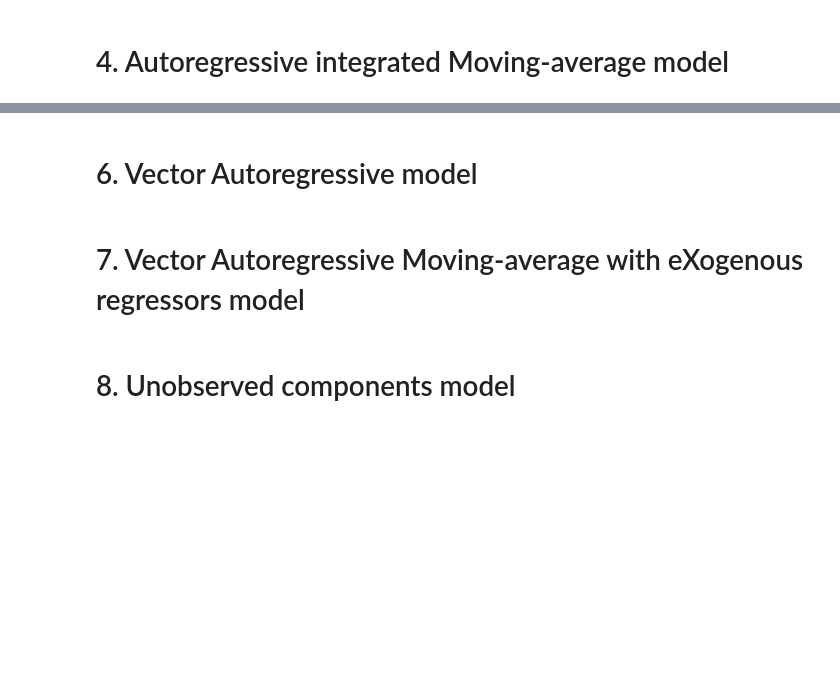
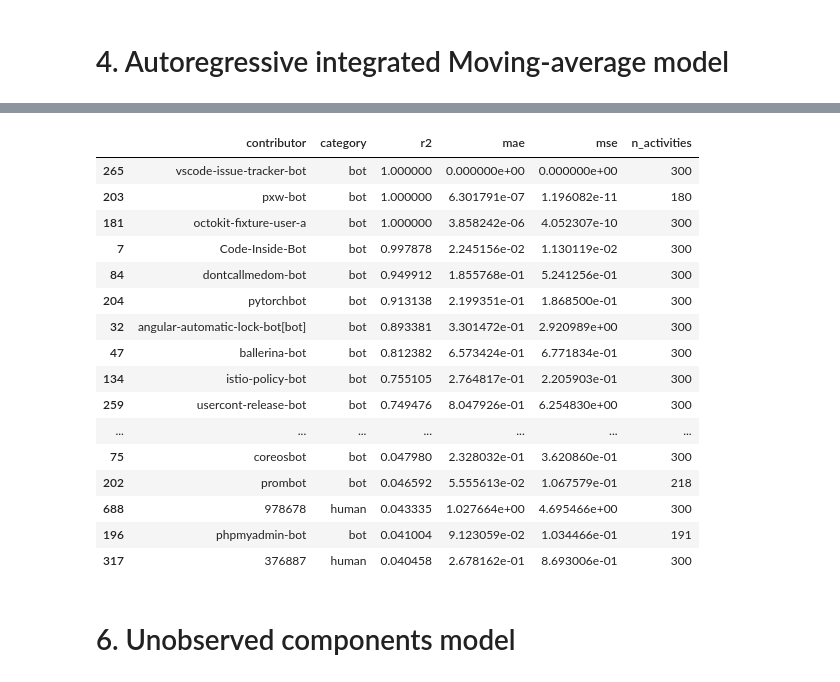
Before and after one commit to uhourri/GH-Bots-API, a Jupyter notebook: code/Models comparing using time sequences.ipynb, the cells around one changed output, grey strips where cells are left out. Cells and saved outputs as stored; diff of their text form; code cells hidden in the pictures; blank space fills up the shorter version.

```diff
--- a/code/Models comparing using time sequences.ipynb
+++ b/code/Models comparing using time sequences.ipynb
@@ -343,0 +427,54 @@ print(f'MAE: {mae:.2f}')
+# %%
+def sarima_model(contributor):
+
+    print(contributor['contributor'].iloc[0])
+
+    # Spliting the data into training and testing sets for time series forecasting, using a time-based split with split size = 0.9
+    train, test = (
+        contributor.apply(lambda x: x[:int(0.9*len(x))]),
+        contributor.apply(lambda x: x[int(0.9*len(x)):])
+    )
+
+    # Set the frequency of the index to hourly
+    train.index.freq = 'H'
+
+    # Fit the model
+    model = SARIMAX(train['n_activities'], order=(1, 0, 1), seasonal_order=(1, 0, 1, 24), enforce_invertibility=False, enforce_stationarity=False).fit(disp=False, method='lbfgs')
+
+    # Forecast the test set
+    predictions = model.predict(start=len(train), end=len(train)+len(test)-1)
+
+    # Create a series for evaluation metrics and sum of activities
+    metrics = pd.Series({
+        'contributor': contributor['contributor'].iloc[0],
+        'category': contributor['category'].iloc[0],
+        'r2': r2_score(test['n_activities'], predictions),
+        'mae': mean_absolute_error(test['n_activities'], predictions),
+        'mse': mean_squared_error(test['n_activities'], predictions),
+        'n_activities': contributor['n_activities'].sum()
+    })
+
+    return metrics
+# %%
+# Apply the function to each contributor
+sarima_results = data.groupby(['category', 'contributor']).apply(sarima_model).reset_index(drop=True)
+# %%
+sarima_results.sort_values(by='r2', ascending=False).head(40)
+# %% [output]
+|  | contributor | category | r2 | mae | mse | n_activities |
+| 265 | vscode-issue-tracker-bot | bot | 1.000000 | 0.000000e+00 | 0.000000e+00 | 300 |
+| 203 | pxw-bot | bot | 1.000000 | 6.301791e-07 | 1.196082e-11 | 180 |
+| 181 | octokit-fixture-user-a | bot | 1.000000 | 3.858242e-06 | 4.052307e-10 | 300 |
+| 7 | Code-Inside-Bot | bot | 0.997878 | 2.245156e-02 | 1.130119e-02 | 300 |
+| 84 | dontcallmedom-bot | bot | 0.949912 | 1.855768e-01 | 5.241256e-01 | 300 |
+| 204 | pytorchbot | bot | 0.913138 | 2.199351e-01 | 1.868500e-01 | 300 |
+| 32 | angular-automatic-lock-bot[bot] | bot | 0.893381 | 3.301472e-01 | 2.920989e+00 | 300 |
+| 47 | ballerina-bot | bot | 0.812382 | 6.573424e-01 | 6.771834e-01 | 300 |
+| 134 | istio-policy-bot | bot | 0.755105 | 2.764817e-01 | 2.205903e-01 | 300 |
+| 259 | usercont-release-bot | bot | 0.749476 | 8.047926e-01 | 6.254830e+00 | 300 |
+| ... | ... | ... | ... | ... | ... | ... |
+| 75 | coreosbot | bot | 0.047980 | 2.328032e-01 | 3.620860e-01 | 300 |
+| 202 | prombot | bot | 0.046592 | 5.555613e-02 | 1.067579e-01 | 218 |
+| 688 | 978678 | human | 0.043335 | 1.027664e+00 | 4.695466e+00 | 300 |
+| 196 | phpmyadmin-bot | bot | 0.041004 | 9.123059e-02 | 1.034466e-01 | 191 |
+| 317 | 376887 | human | 0.040458 | 2.678162e-01 | 8.693006e-01 | 300 |
@@ -344,6 +483,2 @@ print(f'MAE: {mae:.2f}')
 # %% [markdown]
-# 6. Vector Autoregressive model
+# 6. Unobserved components model
-# %% [markdown]
-# 7. Vector Autoregressive Moving-average with eXogenous regressors model
-# %% [markdown]
-# 8. Unobserved components model
```
Also changed, not shown: parts of 31 cells of this notebook, 2 other files.
